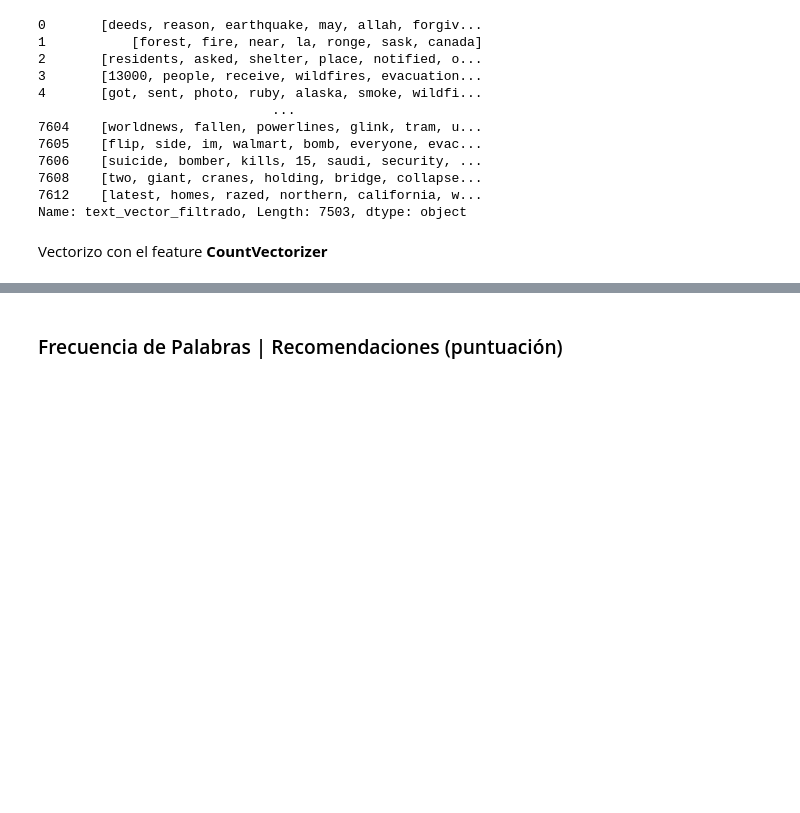
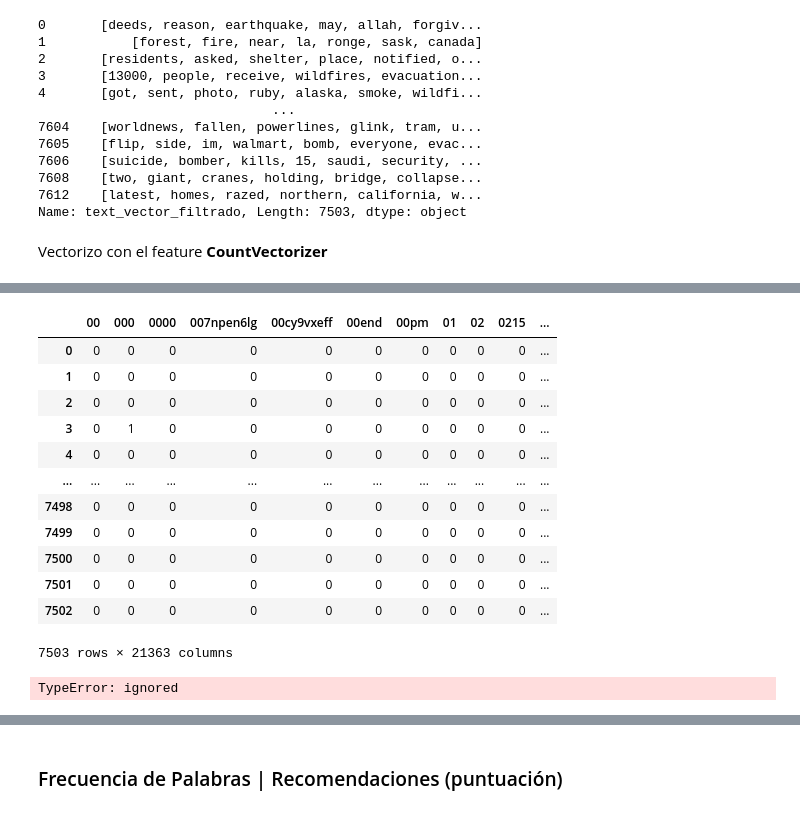
Before and after one commit to elemi10/7506-TP-Org-de-datos, a Jupyter notebook: TP1_7506_Org_Datos.ipynb, the cells around one changed output, grey strips where cells are left out. Drawn from its saved outputs; the diff is of its cells as text; code cells hidden in the pictures; blank space fills up the shorter version.

```diff
--- a/TP1_7506_Org_Datos.ipynb
+++ b/TP1_7506_Org_Datos.ipynb
@@ -568,0 +589,4 @@ Vectorizo con el feature **CountVectorizer**
+# %%
+# Defino los documentos/vector
+documents=(df_train_merged_final['text'])
+documents
@@ -568,0 +606,8 @@ Vectorizo con el feature **CountVectorizer**
+# %%
+vectorizer=CountVectorizer(stop_words='english')
+vectors=vectorizer.fit_transform(documents)
+names=vectorizer.get_feature_names()
+#names
+# %%
+doc_array=vectorizer.transform(documents).toarray()
+doc_array
@@ -568,0 +622,22 @@ Vectorizo con el feature **CountVectorizer**
+# %%
+frecuency_matrix=pd.DataFrame(data=doc_array, columns=names)
+frecuency_matrix
+# %% [output]
+|  | 00 | 000 | 0000 | 007npen6lg | 00cy9vxeff | 00end | 00pm | 01 | 02 | 0215 | ... |
+| 0 | 0 | 0 | 0 | 0 | 0 | 0 | 0 | 0 | 0 | 0 | ... |
+| 1 | 0 | 0 | 0 | 0 | 0 | 0 | 0 | 0 | 0 | 0 | ... |
+| 2 | 0 | 0 | 0 | 0 | 0 | 0 | 0 | 0 | 0 | 0 | ... |
+| 3 | 0 | 1 | 0 | 0 | 0 | 0 | 0 | 0 | 0 | 0 | ... |
+| 4 | 0 | 0 | 0 | 0 | 0 | 0 | 0 | 0 | 0 | 0 | ... |
+| ... | ... | ... | ... | ... | ... | ... | ... | ... | ... | ... | ... |
+| 7498 | 0 | 0 | 0 | 0 | 0 | 0 | 0 | 0 | 0 | 0 | ... |
+| 7499 | 0 | 0 | 0 | 0 | 0 | 0 | 0 | 0 | 0 | 0 | ... |
+| 7500 | 0 | 0 | 0 | 0 | 0 | 0 | 0 | 0 | 0 | 0 | ... |
+| 7501 | 0 | 0 | 0 | 0 | 0 | 0 | 0 | 0 | 0 | 0 | ... |
+| 7502 | 0 | 0 | 0 | 0 | 0 | 0 | 0 | 0 | 0 | 0 | ... |
+7503 rows × 21363 columns
+# %%
+cv=CountVectorizer(max_features=1500, analyzer='word', lowercase=False)
+X_train=cv.fit_transform(df_train_merged_final['text_vector_filtrado'])
+# %% [output]
+TypeError: ignored
```
Also changed, not shown: parts of 22 cells of this notebook.
